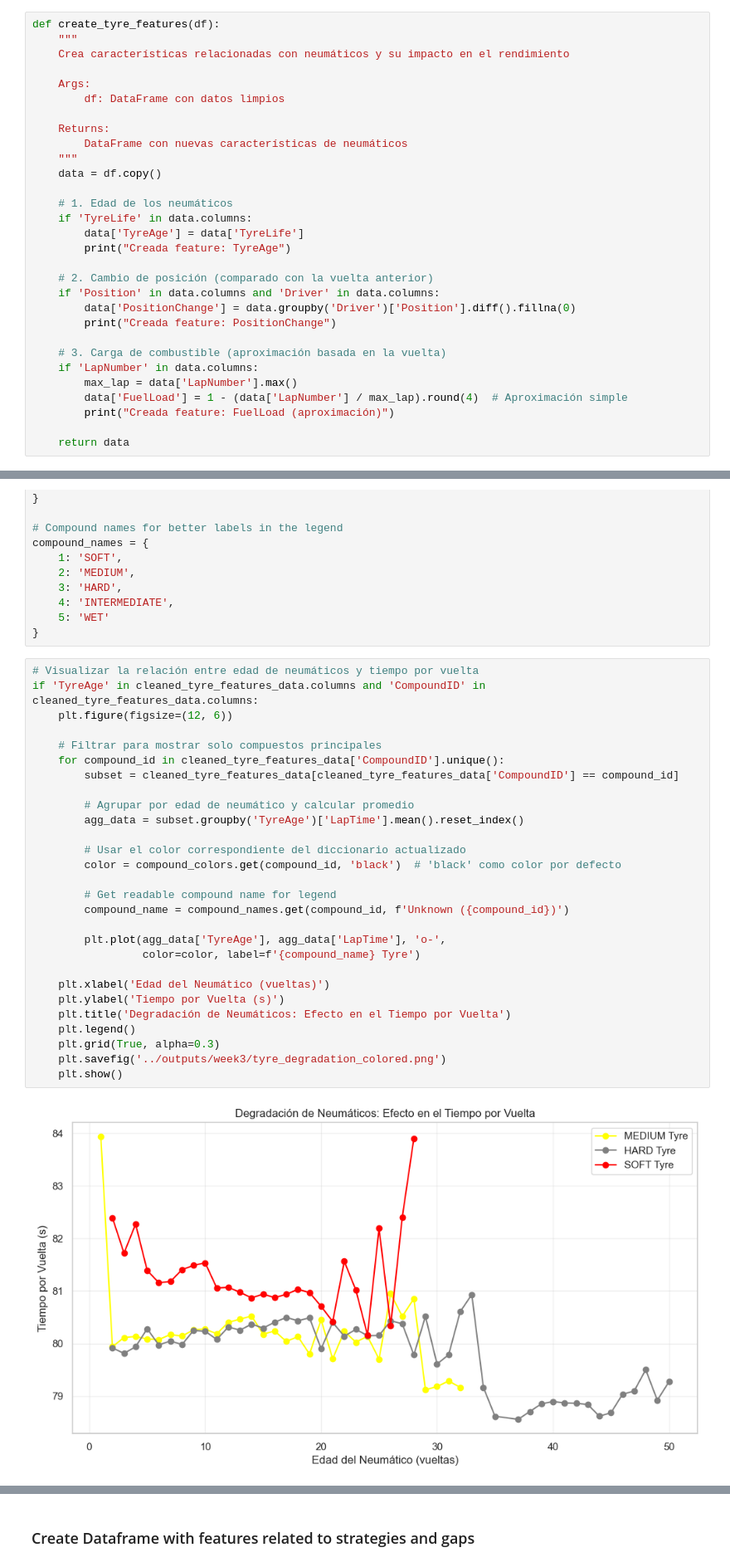
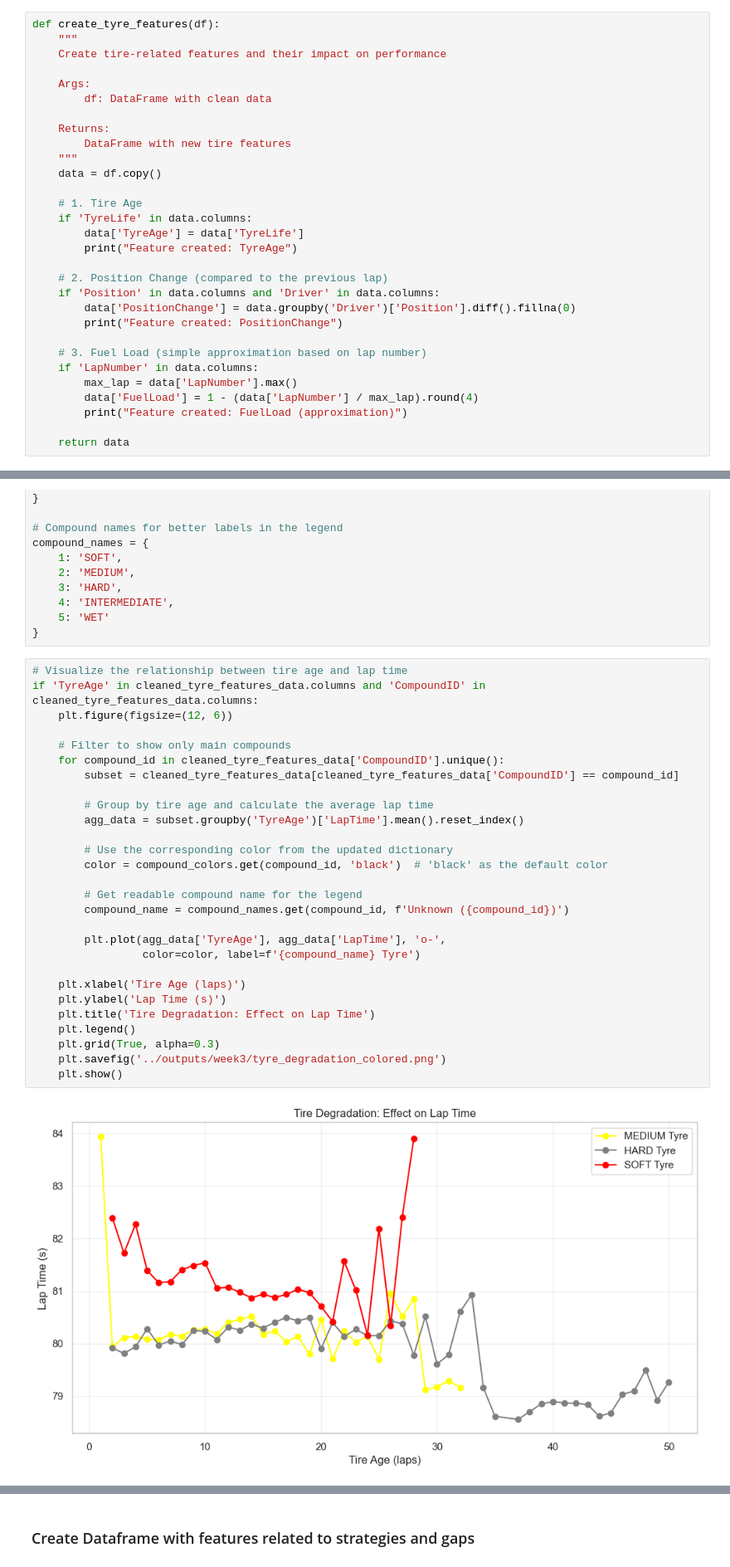
Before and after one commit to VforVitorio/F1_Strat_Manager, a Jupyter notebook: scripts/lap_prediction.ipynb, the cells around one changed output, grey strips where cells are left out. Shown at 83% size. Drawn from its saved outputs; the diff is of its cells as text.

```diff
--- a/scripts/lap_prediction.ipynb
+++ b/scripts/lap_prediction.ipynb
@@ -903,31 +903,31 @@ These transformations significantly improve the dataset's suitability for machin
 # %%
 def create_tyre_features(df):
     """
-    Crea características relacionadas con neumáticos y su impacto en el rendimiento
+    Create tire-related features and their impact on performance
 
     Args:
-        df: DataFrame con datos limpios
+        df: DataFrame with clean data
 
     Returns:
-        DataFrame con nuevas características de neumáticos
+        DataFrame with new tire features
     """
     data = df.copy()
 
-    # 1. Edad de los neumáticos
+    # 1. Tire Age
     if 'TyreLife' in data.columns:
         data['TyreAge'] = data['TyreLife']
-        print("Creada feature: TyreAge")
+        print("Feature created: TyreAge")
 
-    # 2. Cambio de posición (comparado con la vuelta anterior)
+    # 2. Position Change (compared to the previous lap)
     if 'Position' in data.columns and 'Driver' in data.columns:
         data['PositionChange'] = data.groupby('Driver')['Position'].diff().fillna(0)
-        print("Creada feature: PositionChange")
+        print("Feature created: PositionChange")
 
-    # 3. Carga de combustible (aproximación basada en la vuelta)
+    # 3. Fuel Load (simple approximation based on lap number)
     if 'LapNumber' in data.columns:
         max_lap = data['LapNumber'].max()
-        data['FuelLoad'] = 1 - (data['LapNumber'] / max_lap).round(4)  # Aproximación simple
-        print("Creada feature: FuelLoad (aproximación)")
+        data['FuelLoad'] = 1 - (data['LapNumber'] / max_lap).round(4)
+        print("Feature created: FuelLoad (approximation)")
 
     return data
 # %%
@@ -975,35 +975,35 @@ compound_names = {
     5: 'WET'
 }
 # %%
-# Visualizar la relación entre edad de neumáticos y tiempo por vuelta
+# Visualize the relationship between tire age and lap time
 if 'TyreAge' in cleaned_tyre_features_data.columns and 'CompoundID' in cleaned_tyre_features_data.columns:
     plt.figure(figsize=(12, 6))
 
-    # Filtrar para mostrar solo compuestos principales
+    # Filter to show only main compounds
     for compound_id in cleaned_tyre_features_data['CompoundID'].unique():
         subset = cleaned_tyre_features_data[cleaned_tyre_features_data['CompoundID'] == compound_id]
 
-        # Agrupar por edad de neumático y calcular promedio
+        # Group by tire age and calculate the average lap time
         agg_data = subset.groupby('TyreAge')['LapTime'].mean().reset_index()
 
-        # Usar el color correspondiente del diccionario actualizado
-        color = compound_colors.get(compound_id, 'black')  # 'black' como color por defecto
+        # Use the corresponding color from the updated dictionary
+        color = compound_colors.get(compound_id, 'black')  # 'black' as the default color
 
-        # Get readable compound name for legend
+        # Get readable compound name for the legend
         compound_name = compound_names.get(compound_id, f'Unknown ({compound_id})')
 
         plt.plot(agg_data['TyreAge'], agg_data['LapTime'], 'o-',
                  color=color, label=f'{compound_name} Tyre')
 
-    plt.xlabel('Edad del Neumático (vueltas)')
-    plt.ylabel('Tiempo por Vuelta (s)')
-    plt.title('Degradación de Neumáticos: Efecto en el Tiempo por Vuelta')
+    plt.xlabel('Tire Age (laps)')
+    plt.ylabel('Lap Time (s)')
+    plt.title('Tire Degradation: Effect on Lap Time')
     plt.legend()
     plt.grid(True, alpha=0.3)
     plt.savefig('../outputs/week3/tyre_degradation_colored.png')
     plt.show()
 # %% [output]
-[figure, old version]
+[figure, new version]
 # %% [markdown]
 ### Tire Degradation Analysis
 
```
Also changed, not shown: parts of 67 cells of this notebook.
